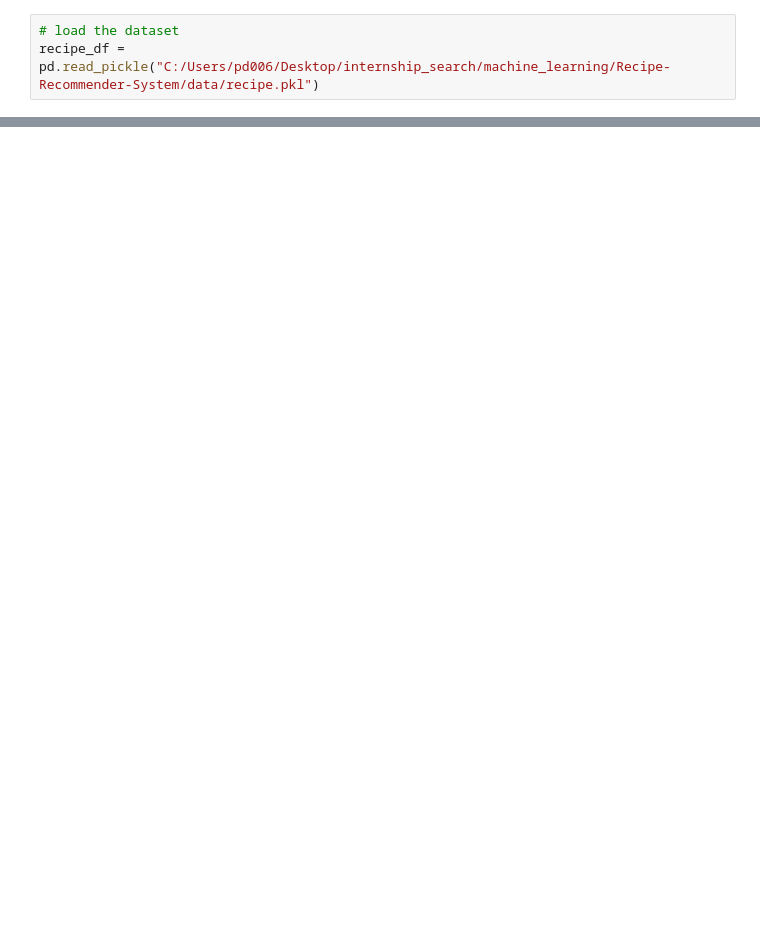
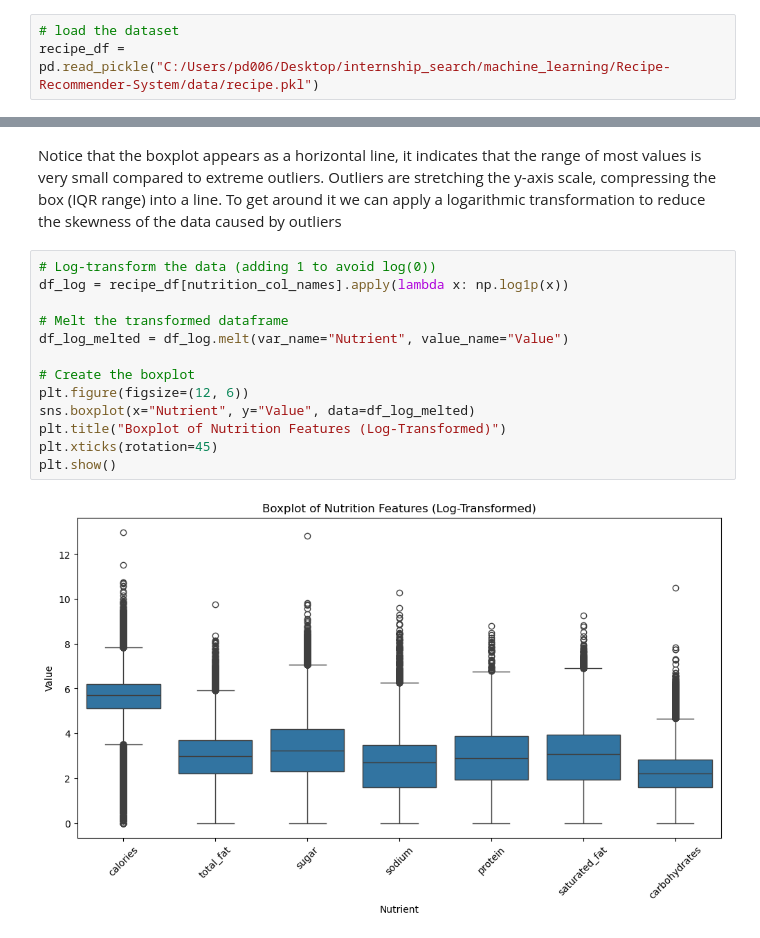
Before and after one commit to dahlp94/Recipe-Recommender-System, a Jupyter notebook: notebooks/exploratory-data-analysis.ipynb, the cells around one changed output, grey strips where cells are left out. Cells and saved outputs as stored; diff of their text form; blank space fills up the shorter version.

```diff
--- a/notebooks/exploratory-data-analysis.ipynb
+++ b/notebooks/exploratory-data-analysis.ipynb
@@ -27,0 +64,17 @@ dtype: int64
+# %% [markdown]
+Notice that the boxplot appears as a horizontal line, it indicates that the range of most values is very small compared to extreme outliers. Outliers are stretching the y-axis scale, compressing the box (IQR range) into a line. To get around it we can apply a logarithmic transformation to reduce the skewness of the data caused by outliers
+# %%
+# Log-transform the data (adding 1 to avoid log(0))
+df_log = recipe_df[nutrition_col_names].apply(lambda x: np.log1p(x))
+
+# Melt the transformed dataframe
+df_log_melted = df_log.melt(var_name="Nutrient", value_name="Value")
+
+# Create the boxplot
+plt.figure(figsize=(12, 6))
+sns.boxplot(x="Nutrient", y="Value", data=df_log_melted)
+plt.title("Boxplot of Nutrition Features (Log-Transformed)")
+plt.xticks(rotation=45)
+plt.show()
+# %% [output]
+[figure, added]
```
Also changed, not shown: parts of 24 cells of this notebook.
